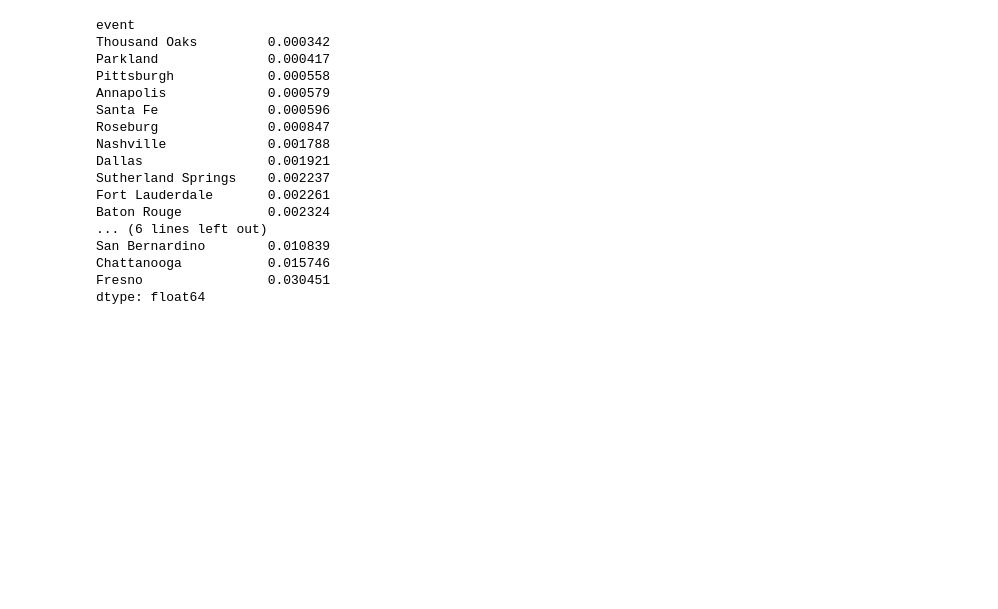
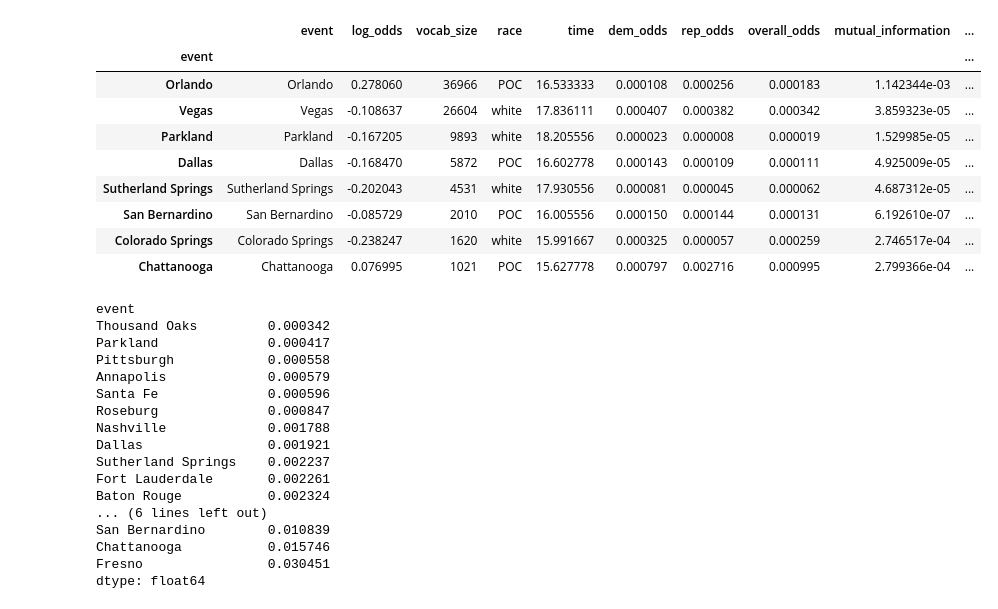
Before and after one commit to ddemszky/framing-twitter, a Jupyter notebook: 4_word_partisanship/plot word partisanship.ipynb, the cells around one changed output. Cells and saved outputs as stored; diff of their text form; code cells hidden in the pictures; blank space fills up the shorter version.

```diff
--- a/4_word_partisanship/plot word partisanship.ipynb
+++ b/4_word_partisanship/plot word partisanship.ipynb
@@ -99,0 +115,2 @@ San Francisco       0.022067
+# %%
+lone = get_df('wolf')
@@ -100,3 +131,16 @@ San Francisco       0.022067
+# %%
+lone
+# %% [output]
+|  | event | log_odds | vocab_size | race | time | dem_odds | rep_odds | overall_odds | mutual_information | ... |
+| event |  |  |  |  |  |  |  |  |  | ... |
+| Orlando | Orlando | 0.278060 | 36966 | POC | 16.533333 | 0.000108 | 0.000256 | 0.000183 | 1.142344e-03 | ... |
+| Vegas | Vegas | -0.108637 | 26604 | white | 17.836111 | 0.000407 | 0.000382 | 0.000342 | 3.859323e-05 | ... |
+| Parkland | Parkland | -0.167205 | 9893 | white | 18.205556 | 0.000023 | 0.000008 | 0.000019 | 1.529985e-05 | ... |
+| Dallas | Dallas | -0.168470 | 5872 | POC | 16.602778 | 0.000143 | 0.000109 | 0.000111 | 4.925009e-05 | ... |
+| Sutherland Springs | Sutherland Springs | -0.202043 | 4531 | white | 17.930556 | 0.000081 | 0.000045 | 0.000062 | 4.687312e-05 | ... |
+| San Bernardino | San Bernardino | -0.085729 | 2010 | POC | 16.005556 | 0.000150 | 0.000144 | 0.000131 | 6.192610e-07 | ... |
+| Colorado Springs | Colorado Springs | -0.238247 | 1620 | white | 15.991667 | 0.000325 | 0.000057 | 0.000259 | 2.746517e-04 | ... |
+| Chattanooga | Chattanooga | 0.076995 | 1021 | POC | 15.627778 | 0.000797 | 0.002716 | 0.000995 | 2.799366e-04 | ... |
 # %%
 ((terr['dem_odds'] + terr['rep_odds']) / 2).sort_values()
 # %% [output]
```
Also changed, not shown: parts of 20 cells of this notebook, 11 other files.
